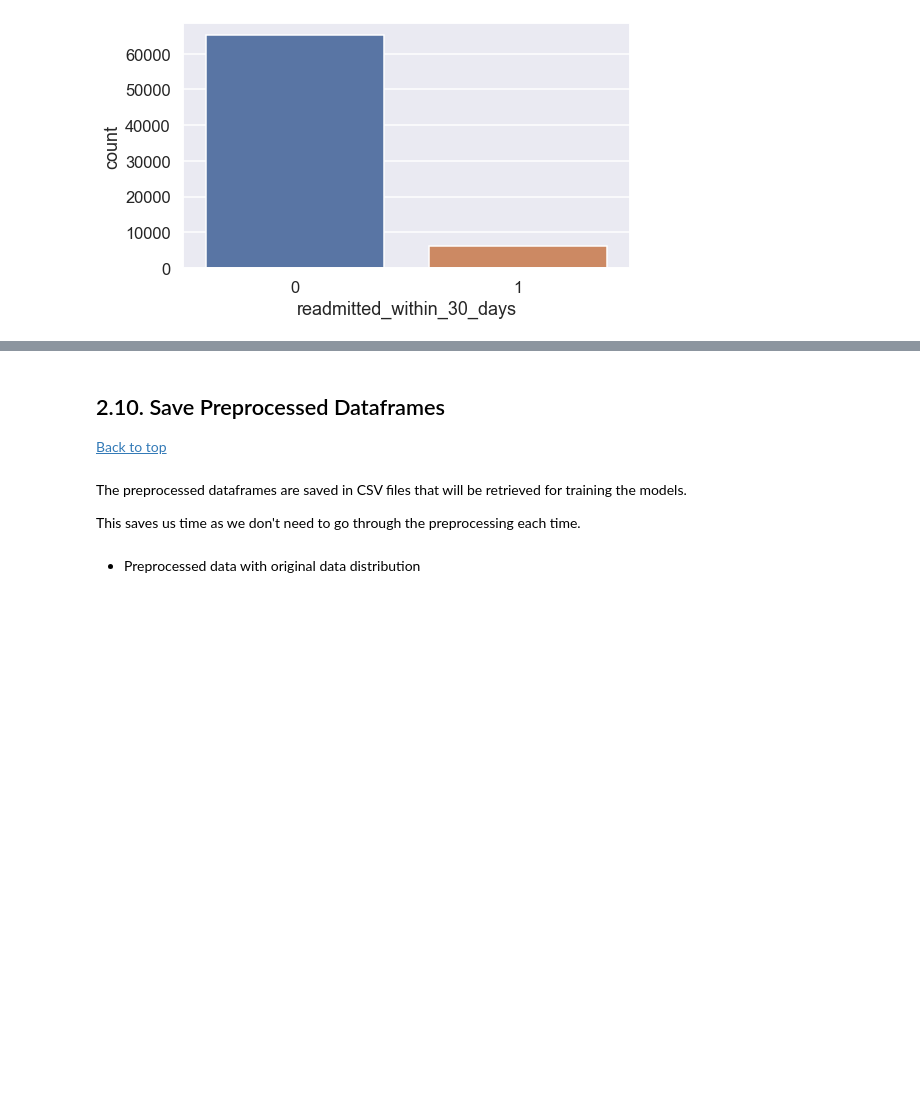
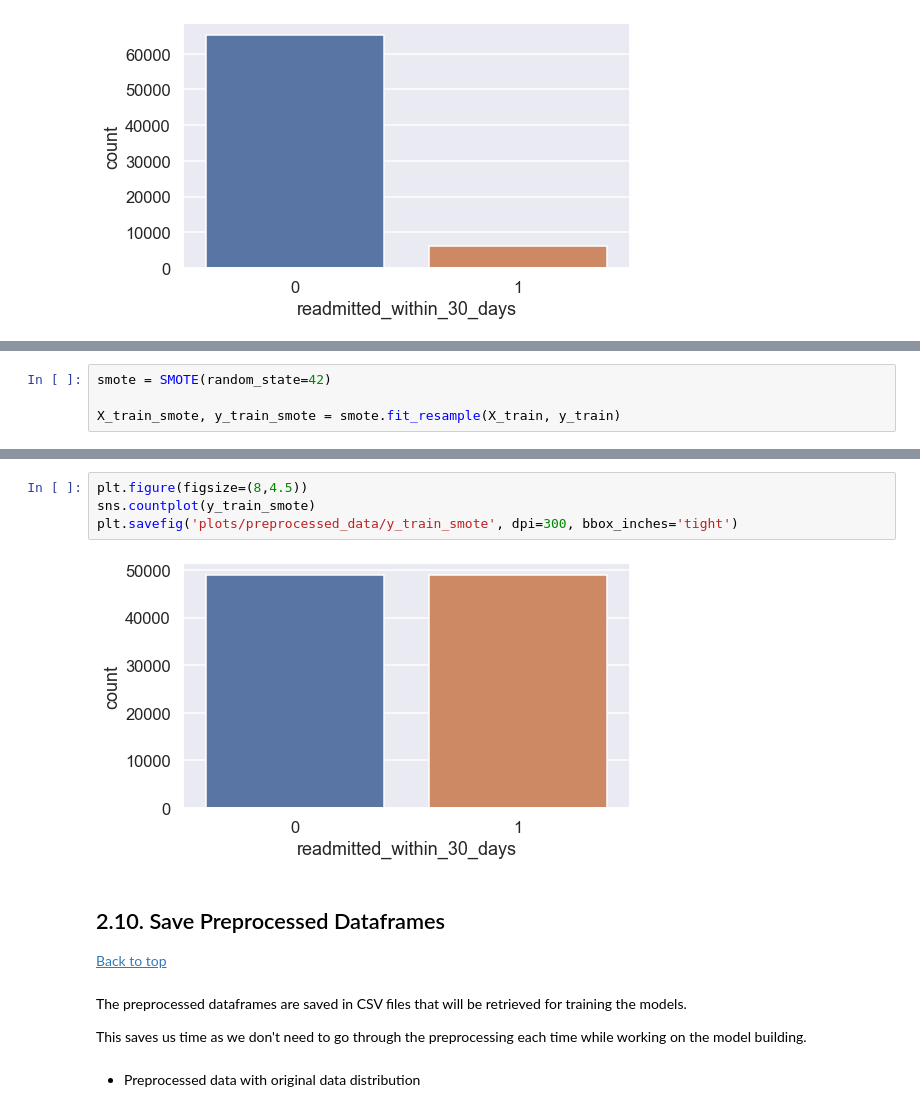
Before and after one commit to F4LLC0N3R/ML-Group-2---Diabetes, a Jupyter notebook: ML Group Project - Diabetes.ipynb, the cells around one changed output, grey strips where cells are left out. Saved outputs shown, nothing was run; the diff lists cells and outputs as text; blank space fills up the shorter version.

```diff
--- a/ML Group Project - Diabetes.ipynb
+++ b/ML Group Project - Diabetes.ipynb
@@ -906,0 +933,4 @@ plt.savefig('plots/preprocessed_data/readmitted_within_30_days.png', dpi=300, bb
+# %%
+smote = SMOTE(random_state=42)
+
+X_train_smote, y_train_smote = smote.fit_resample(X_train, y_train)
@@ -907,10 +941,16 @@ plt.savefig('plots/preprocessed_data/readmitted_within_30_days.png', dpi=300, bb
+# %%
+plt.figure(figsize=(8,4.5))
+sns.countplot(y_train_smote)
+plt.savefig('plots/preprocessed_data/y_train_smote', dpi=300, bbox_inches='tight')
+# %% [output]
+[figure, added]
 # %% [markdown]
 ## 2.10. Save Preprocessed Dataframes  <a id="save"></a>
 [Back to top](#top)
 # %% [markdown]
 The preprocessed dataframes are saved in CSV files that will be retrieved for training the models.
 
-This saves us time as we don't need to go through the preprocessing each time.
+This saves us time as we don't need to go through the preprocessing each time while working on the model building.
 # %% [markdown]
 - Preprocessed data with original data distribution
 # %%
```
Also changed, not shown: parts of 26 cells of this notebook, 9 other files.
